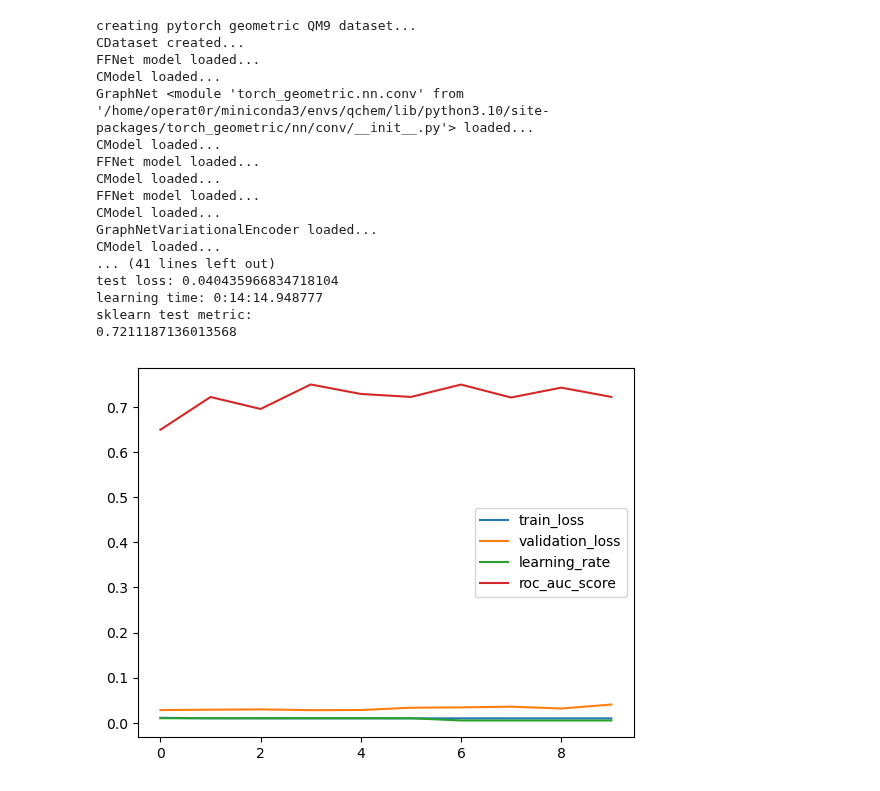
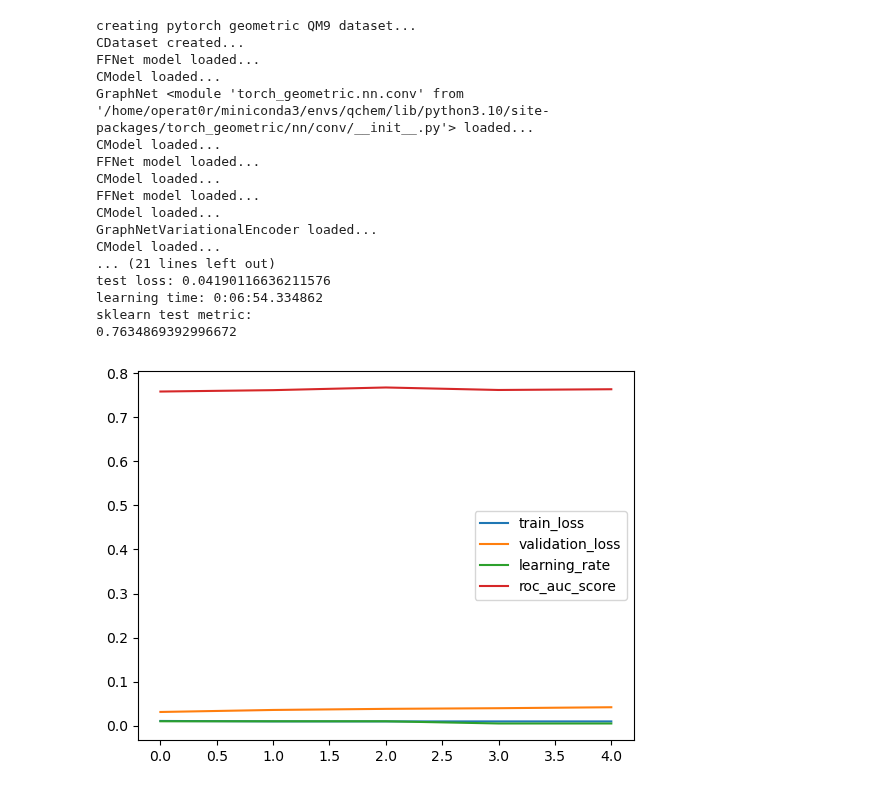
Before and after one commit to icanswim/qchem, a Jupyter notebook: experiment.ipynb, the cells around one changed output. Cells and saved outputs as stored; diff of their text form; code cells hidden in the pictures.

```diff
--- a/experiment.ipynb
+++ b/experiment.ipynb
@@ -191,6 +273,5 @@ l = Learn([PGDS], GraphNet, Selector,
 # %%
-#encoders, adversarial nets
-
+#example graph variational autoencoder with GCNConv encoder
 
 model_params = {'in_channels': 11,
                 'hidden': 32,
@@ -213,41 +294,40 @@ metrics_params = {'report_interval': 10,
 
 opt_params = {'lr': 0.01}
 
 crit_params = {}
 
 sample_params = {'set_seed': 88,
-                 'splits': (.7, .15),
-                }
+                 'splits': (.7, .15)}
 
 sched_params = {'factor': .5,
                 'patience': 2,
                 'cooldown': 1}
 
 l = Learn([PGDS], GraphNetVariationalEncoder, Selector,
           Optimizer=Adam, Scheduler=ReduceLROnPlateau, Criterion=GVAELoss, DataLoader=DataLoader,
           model_params=model_params, ds_params=ds_params, sample_params=sample_params,
           opt_params=opt_params, sched_params=sched_params, crit_params=crit_params,
           metrics_params=metrics_params,
-          squeeze_y_pred=False, batch_size=128, epochs=10)
+          squeeze_y_pred=False, batch_size=128, epochs=5)
 # %% [output]
 creating pytorch geometric QM9 dataset...
 CDataset created...
 FFNet model loaded...
 CModel loaded...
 GraphNet <module 'torch_geometric.nn.conv' from '/home/operat0r/miniconda3/envs/qchem/lib/python3.10/site-packages/torch_geometric/nn/conv/__init__.py'> loaded...
 CModel loaded...
 FFNet model loaded...
 CModel loaded...
 FFNet model loaded...
 CModel loaded...
 GraphNetVariationalEncoder loaded...
 CModel loaded...
-... (41 lines left out)
-test loss: 0.040435966834718104
-learning time: 0:14:14.948777
+... (21 lines left out)
+test loss: 0.04190116636211576
+learning time: 0:06:54.334862
 sklearn test metric:
-0.7211187136013568
+0.7634869392996672
-[figure, old version]
+[figure, new version]
 # %%
 #example cosmosis/qchem PyG dataset wrapper with Data object output with
 #custom transforms and sklearn metrics and custom PyG model
```
Also changed, not shown: parts of 13 cells of this notebook, 2 other files.
